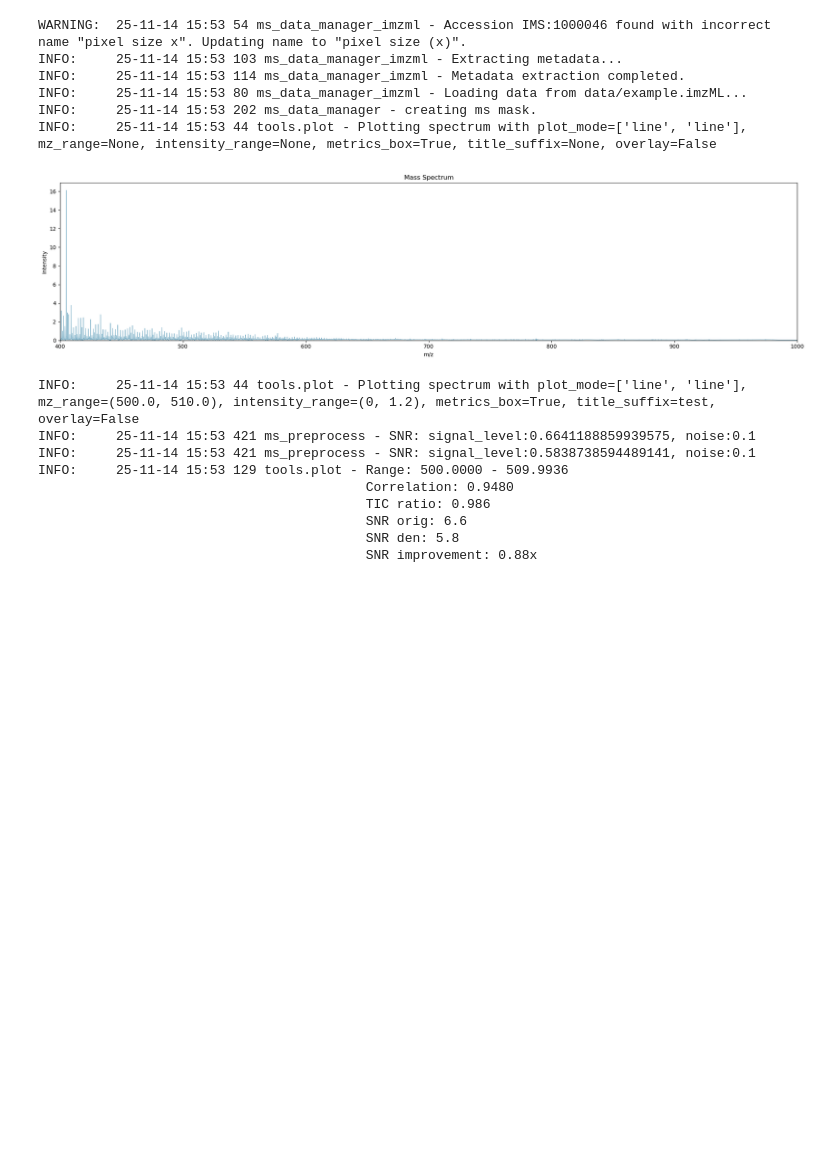
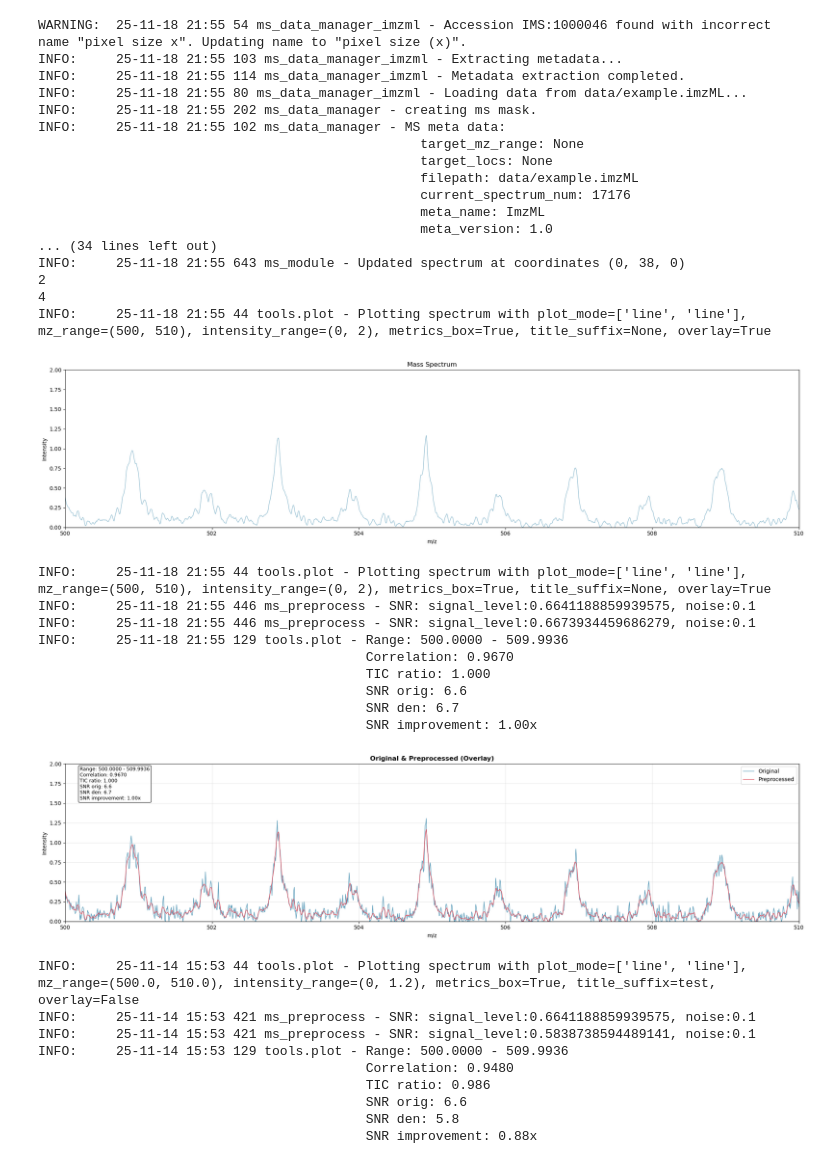
Before and after one commit to NeoNexusX/MassFlow, a Jupyter notebook: example.ipynb, the cells around one changed output. Cells and saved outputs as stored; diff of their text form; code cells hidden in the pictures; blank space fills up the shorter version.

```diff
--- a/example.ipynb
+++ b/example.ipynb
@@ -9,26 +10,51 @@ logger = get_logger("example")
 # %%
 # Run examples when executing this file directly
 if __name__ == "__main__":
     FILE_PATH = "data/example.imzML"
     ms = MS()
     ms_md = MSDataManagerImzML(ms, filepath=FILE_PATH)
     ms_md.load_full_data_from_file()
+    ms_md.inspect_data()
     sp = ms[0]
 
     denoised = MSIPreprocessor.noise_reduction_spectrum(
         data=sp,
-        method="wavelet",
-        window=10,
+        method="savgol",
+        window=10
     )
-    plot_spectrum(denoised)
+    ms.add_spectrum(denoised)
+
+    plot_spectrum(denoised,intensity_range=(0,2),mz_range=(500,510),overlay=True)
+    plot_spectrum(base=sp,target=denoised,intensity_range=(0,2),mz_range=(500,510),overlay=True)
 # %% [output]
-WARNING:  25-11-14 15:53 54 ms_data_manager_imzml - Accession IMS:1000046 found with incorrect name "pixel size x". Updating name to "pixel size (x)".
-INFO:     25-11-14 15:53 103 ms_data_manager_imzml - Extracting metadata...
-INFO:     25-11-14 15:53 114 ms_data_manager_imzml - Metadata extraction completed.
-INFO:     25-11-14 15:53 80 ms_data_manager_imzml - Loading data from data/example.imzML...
-INFO:     25-11-14 15:53 202 ms_data_manager - creating ms mask.
-INFO:     25-11-14 15:53 44 tools.plot - Plotting spectrum with plot_mode=['line', 'line'], mz_range=None, intensity_range=None, metrics_box=True, title_suffix=None, overlay=False
+WARNING:  25-11-18 21:55 54 ms_data_manager_imzml - Accession IMS:1000046 found with incorrect name "pixel size x". Updating name to "pixel size (x)".
+INFO:     25-11-18 21:55 103 ms_data_manager_imzml - Extracting metadata...
+INFO:     25-11-18 21:55 114 ms_data_manager_imzml - Metadata extraction completed.
+INFO:     25-11-18 21:55 80 ms_data_manager_imzml - Loading data from data/example.imzML...
+INFO:     25-11-18 21:55 202 ms_data_manager - creating ms mask.
+INFO:     25-11-18 21:55 102 ms_data_manager - MS meta data:
+                                                 target_mz_range: None
+                                                 target_locs: None
+                                                 filepath: data/example.imzML
+                                                 current_spectrum_num: 17176
+                                                 meta_name: ImzML
+                                                 meta_version: 1.0
+... (34 lines left out)
+INFO:     25-11-18 21:55 643 ms_module - Updated spectrum at coordinates (0, 38, 0)
+2
+4
+INFO:     25-11-18 21:55 44 tools.plot - Plotting spectrum with plot_mode=['line', 'line'], mz_range=(500, 510), intensity_range=(0, 2), metrics_box=True, title_suffix=None, overlay=True
-[figure, old version]
+[figure, new version]
+INFO:     25-11-18 21:55 44 tools.plot - Plotting spectrum with plot_mode=['line', 'line'], mz_range=(500, 510), intensity_range=(0, 2), metrics_box=True, title_suffix=None, overlay=True
+INFO:     25-11-18 21:55 446 ms_preprocess - SNR: signal_level:0.6641188859939575, noise:0.1
+INFO:     25-11-18 21:55 446 ms_preprocess - SNR: signal_level:0.6673934459686279, noise:0.1
+INFO:     25-11-18 21:55 129 tools.plot - Range: 500.0000 - 509.9936
+                                          Correlation: 0.9670
+                                          TIC ratio: 1.000
+                                          SNR orig: 6.6
+                                          SNR den: 6.7
+                                          SNR improvement: 1.00x
+[figure, added]
 # %%
 # Plotting
 plot_spectrum(
```
Also changed, not shown: parts of 1 cell of this notebook, 4 other files.
